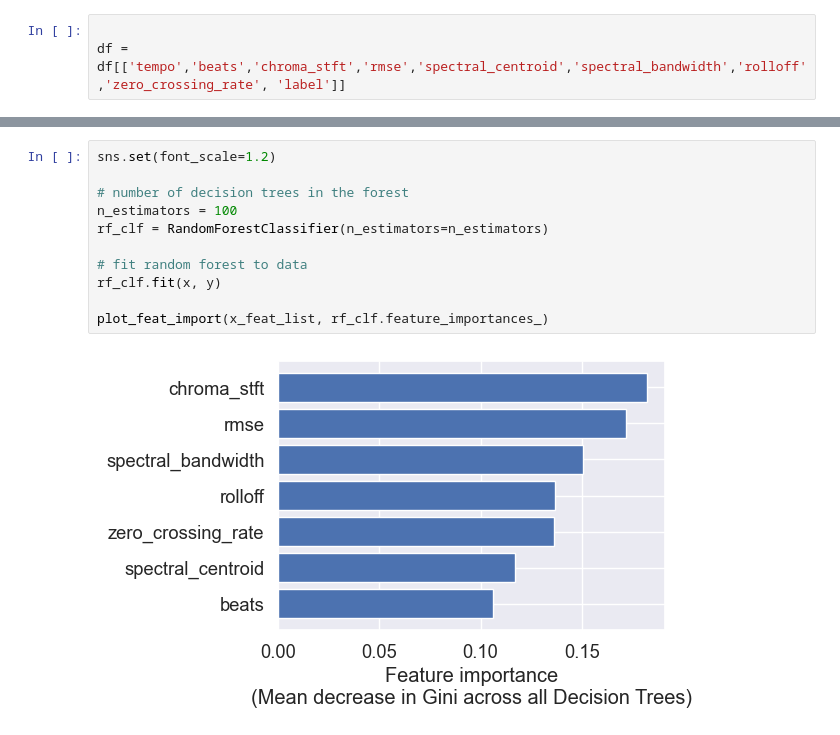
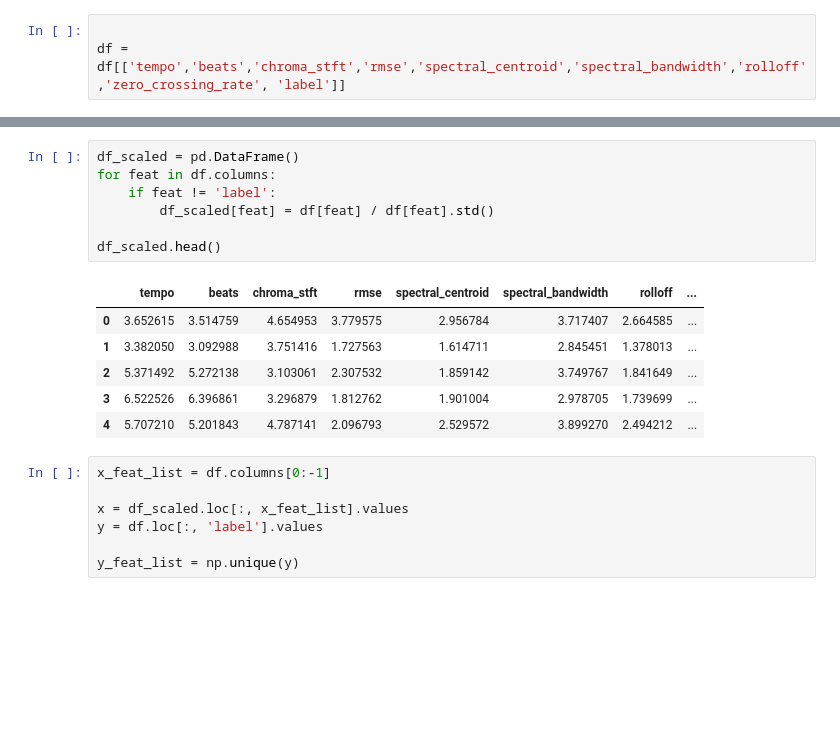
Before and after one commit to ivanmaykov/DS2500-Group-Project, a Jupyter notebook: Feature Importance.ipynb, the cells around one changed output, grey strips where cells are left out. Saved outputs shown, nothing was run; the diff lists cells and outputs as text; blank space fills up the shorter version.

```diff
--- a/Feature Importance.ipynb
+++ b/Feature Importance.ipynb
@@ -214,13 +144,21 @@ plt.xticks(rotation=90)
-# %%
-sns.set(font_scale=1.2)
-
-# number of decision trees in the forest
-n_estimators = 100
-rf_clf = RandomForestClassifier(n_estimators=n_estimators)
-
-# fit random forest to data
-rf_clf.fit(x, y)
-
-plot_feat_import(x_feat_list, rf_clf.feature_importances_)
-# %% [output]
-[figure, removed]
+# %%
+df_scaled = pd.DataFrame()
+for feat in df.columns:
+    if feat != 'label':
+        df_scaled[feat] = df[feat] / df[feat].std()
+
+df_scaled.head()
+# %% [output]
+|  | tempo | beats | chroma_stft | rmse | spectral_centroid | spectral_bandwidth | rolloff | ... |
+| 0 | 3.652615 | 3.514759 | 4.654953 | 3.779575 | 2.956784 | 3.717407 | 2.664585 | ... |
+| 1 | 3.382050 | 3.092988 | 3.751416 | 1.727563 | 1.614711 | 2.845451 | 1.378013 | ... |
+| 2 | 5.371492 | 5.272138 | 3.103061 | 2.307532 | 1.859142 | 3.749767 | 1.841649 | ... |
+| 3 | 6.522526 | 6.396861 | 3.296879 | 1.812762 | 1.901004 | 2.978705 | 1.739699 | ... |
+| 4 | 5.707210 | 5.201843 | 4.787141 | 2.096793 | 2.529572 | 3.899270 | 2.494212 | ... |
+# %%
+x_feat_list = df.columns[0:-1]
+
+x = df_scaled.loc[:, x_feat_list].values
+y = df.loc[:, 'label'].values
+
+y_feat_list = np.unique(y)
```
Also changed, not shown: parts of 7 cells of this notebook.
